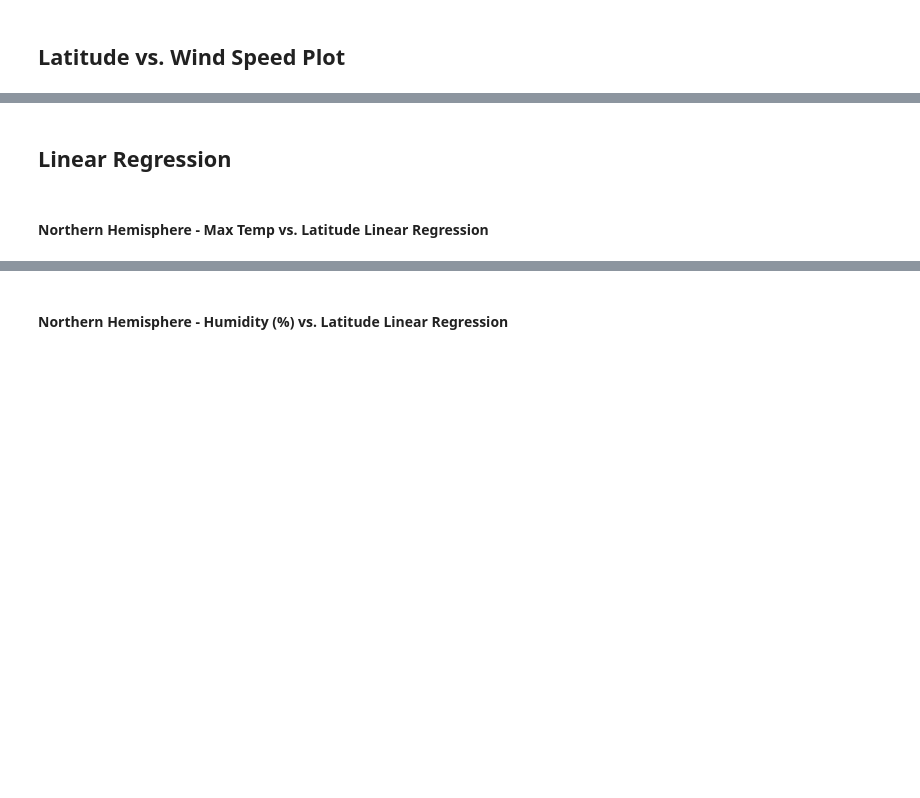
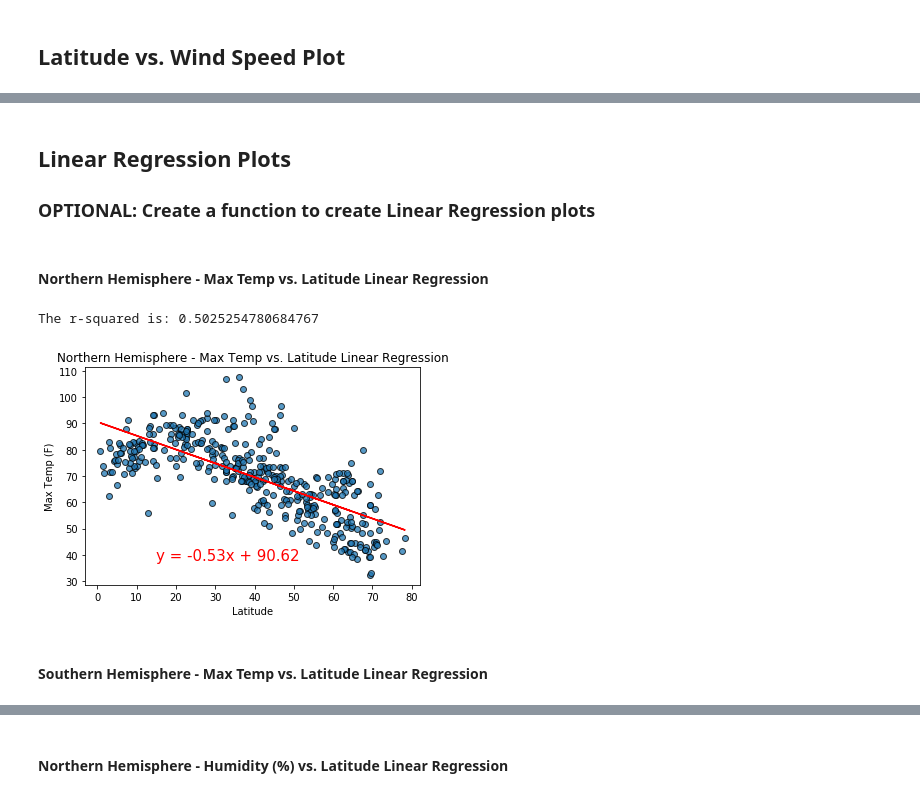
Before and after one commit to ejbaq49/python-api-challenge, a Jupyter notebook: WeatherPy/WeatherPy.ipynb, the cells around one changed output, grey strips where cells are left out. Drawn from its saved outputs; the diff is of its cells as text; code cells hidden in the pictures; blank space fills up the shorter version.

```diff
--- a/WeatherPy/WeatherPy.ipynb
+++ b/WeatherPy/WeatherPy.ipynb
@@ -259,2 +261,6 @@ weather_df.loc[weather_df['Lat'] > 0]
+# %% [markdown]
+## Linear Regression Plots
+
+### OPTIONAL: Create a function to create Linear Regression plots
 # %% [markdown]
-## Linear Regression
+#### Northern Hemisphere - Max Temp vs. Latitude Linear Regression
@@ -265,2 +267,22 @@ weather_df.loc[weather_df['Lat'] > 0]
+# %%
+# Northern Hemisphere - Max Temp vs. Latitude Linear Regression
+north_weather = weather_df.loc[weather_df['Lat'] > 0]
+
+plt.scatter(north_weather['Lat'], north_weather['Temp'], edgecolors='black', alpha=0.75)
+plt.title('Northern Hemisphere - Max Temp vs. Latitude Linear Regression')
+plt.xlabel('Latitude')
+plt.ylabel('Max Temp (F)')
+
+# linear regression plot line
+(slope, intercept, rvalue, pvalue, stderr) = linregress(north_weather['Lat'],north_weather['Temp'])
+line_eq = "y = " + str(round(slope,2)) + "x + " + str(round(intercept,2))
+reg_values = (north_weather['Lat'] * slope) + intercept
+plt.plot(north_weather['Lat'], reg_values, "r-")
+plt.annotate(line_eq,(15,38),fontsize=15,color="red")
+
+print(f'The r-squared is: {rvalue**2}')
+# %% [output]
+The r-squared is: 0.5025254780684767
+[figure, added]
 # %% [markdown]
-####  Northern Hemisphere - Max Temp vs. Latitude Linear Regression
+#### Southern Hemisphere - Max Temp vs. Latitude Linear Regression
```
Also changed, not shown: parts of 35 cells of this notebook.
